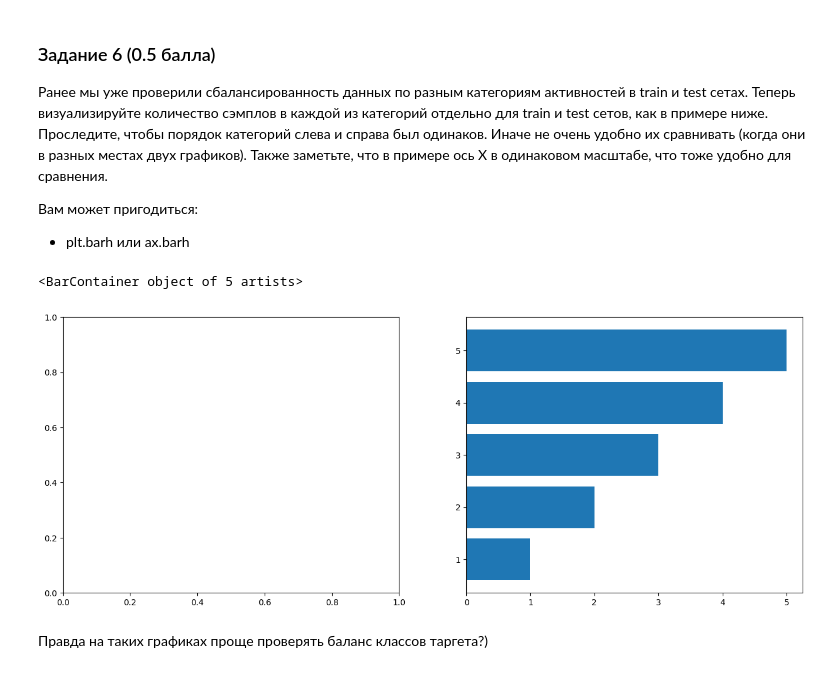
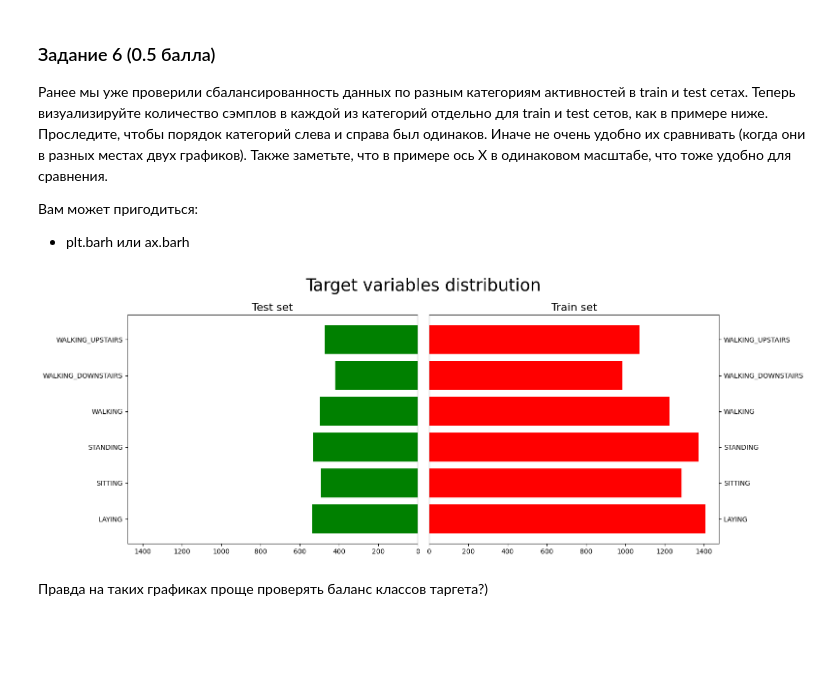
Before and after one commit to ArsenySal/ML-1-data-mining-minor-, a Jupyter notebook: hw/hw03_eda.ipynb, the cells around one changed output. Saved outputs shown, nothing was run; the diff lists cells and outputs as text; code cells hidden in the pictures; blank space fills up the shorter version.

```diff
--- a/hw/hw03_eda.ipynb
+++ b/hw/hw03_eda.ipynb
@@ -319,15 +327,28 @@ plt.show()
 
 Вам может пригодиться:
 - plt.barh или ax.barh
-# %%
-fig, axs = plt.subplots(1, 2, figsize=(16,6))
-
-name = ['WALKING_DOWNSTAIRS', 'WALKING_UPSTAIRS', 'WALKING', 'SITTING', 'STANDING', 'LAYING']
-
-plt.barh([1, 2, 3, 4, 5], [1, 2, 3, 4, 5])
-# %% [output]
-<BarContainer object of 5 artists>
-[figure, removed]
+# %%
+# выбираем только int'овые колонки (после one hot кодирования это будут только activities и subject)
+names = list(train.select_dtypes(include=['int']).columns)
+names.remove('subject') # удаляем subject
+count_train = train[names].sum().values # подсчитываем значения для каждой колонки
+count_test = test[names].sum().values # подсчитываем значения для каждой колонки
+
+fig, axs = plt.subplots(1, 2, figsize=(16,6)) # создаем фигуру и оси
+fig.suptitle('Target variables distribution', fontsize=25) # называем весь график
+
+axs[1].barh(names, count_train, color='r') # создаем горизонтальный барплот, тот что будет справа на fig
+axs[1].yaxis.tick_right() # переносим вправо названия по y
+axs[1].set_title('Train set', fontsize=16) # называем его
+
+axs[0].barh(names, count_test, color='g') # создаем горизонтальный барплот, тот что будет слева на fig
+axs[0].set_xlim(axs[1].get_xlim()[::-1]) # устанавливаем лимиты по х так, чтобы они были как у большего датасета
+axs[0].set_title('Test set', fontsize=16) # называем график
+
+plt.tight_layout() # чтобы было красиво
+plt.show()
+# %% [output]
+[figure, added]
 # %% [markdown]
 Правда на таких графиках проще проверять баланс классов таргета?)
 # %% [markdown]
```
Also changed, not shown: parts of 7 cells of this notebook.
